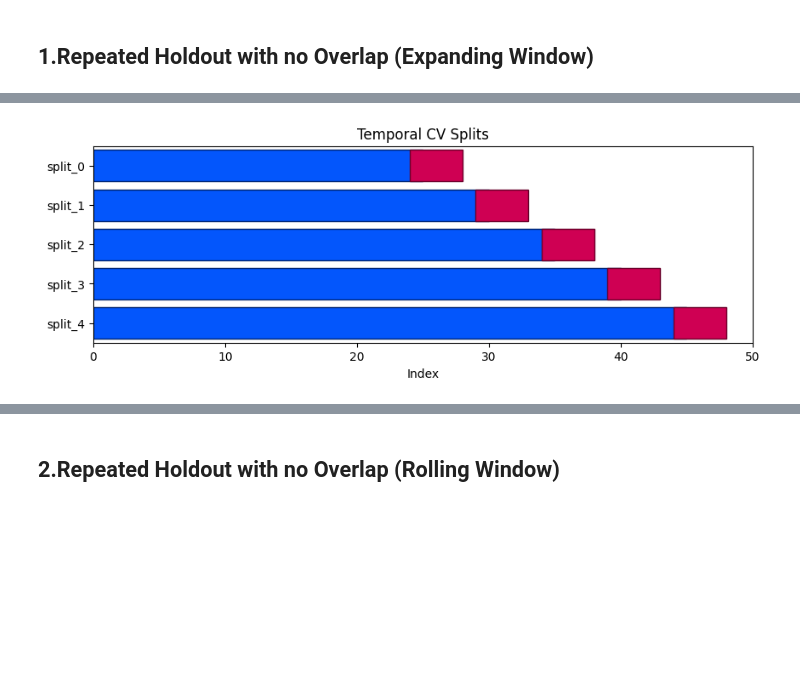
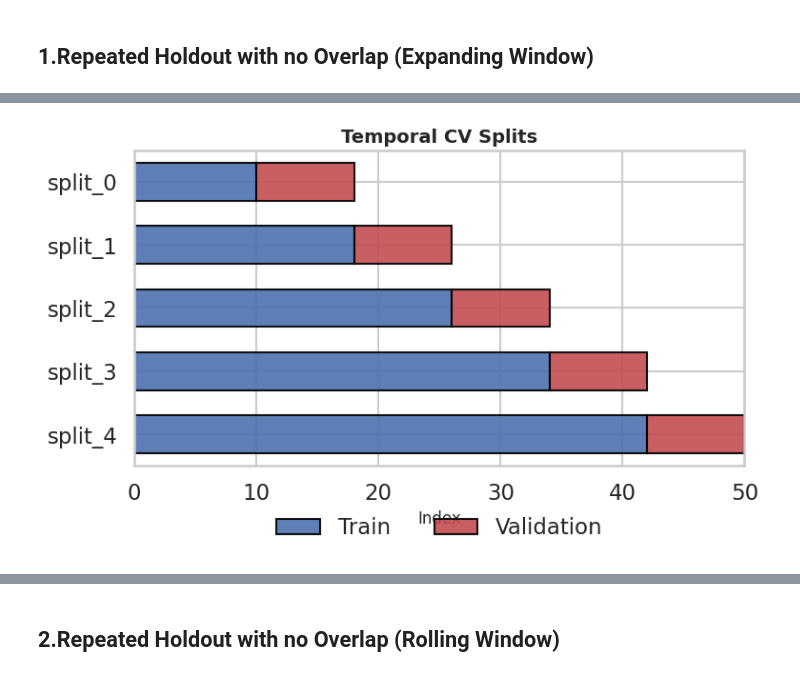
Before and after one commit to GeneSUN/time-series-analysis-toolkit, a Jupyter notebook: Validation_Strategies.ipynb, the cells around one changed output, grey strips where cells are left out. Drawn from its saved outputs; the diff is of its cells as text; code cells hidden in the pictures; blank space fills up the shorter version.

```diff
--- a/Validation_Strategies.ipynb
+++ b/Validation_Strategies.ipynb
@@ -151,8 +135,6 @@ a = np.arange(N)
 # %% [markdown]
 ## 1.Repeated Holdout with no Overlap (Expanding Window)
 # %%
-cv = TimeSeriesSplit(n_splits=5, test_size = 5)
-fig, datasets = plot_temporal_cv_splits(cv, a)
-fig.update_layout(width=900, height=500)
-fig.show()
+cv = TimeSeriesSplit(n_splits=5, gap = 0)
+datasets = plot_temporal_cv_splits(cv, a)
 # %% [output]
@@ -160,8 +141,4 @@ fig.show()
+[figure, added]
-# %%
-cv = TimeSeriesSplit(n_splits=5, test_size = 5)
-datasets = plot_temporal_cv_splits(cv, a)
-# %% [output]
-[figure, removed]
 # %%
 
 datasets_df = pd.DataFrame(datasets)
```
Also changed, not shown: parts of 11 cells of this notebook.
